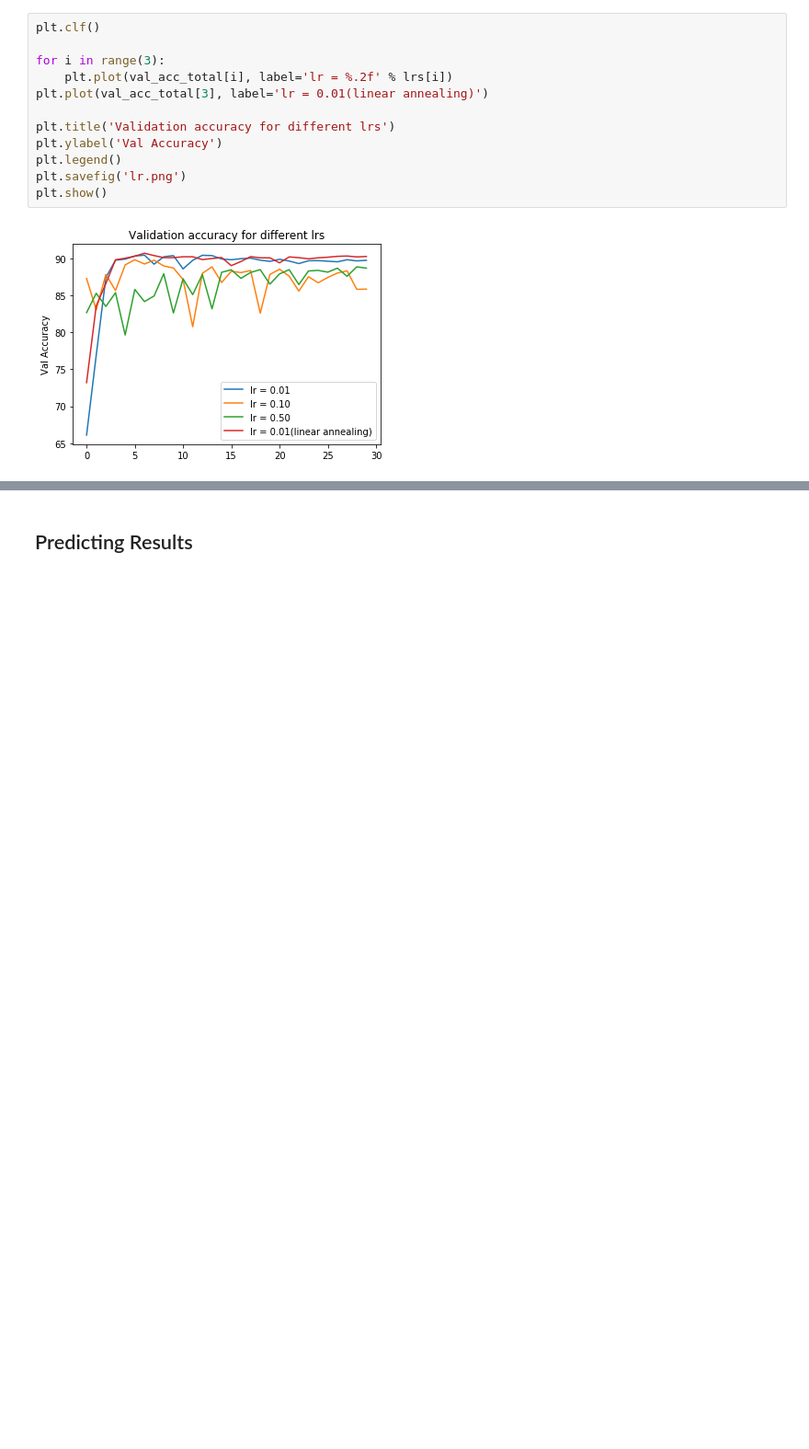
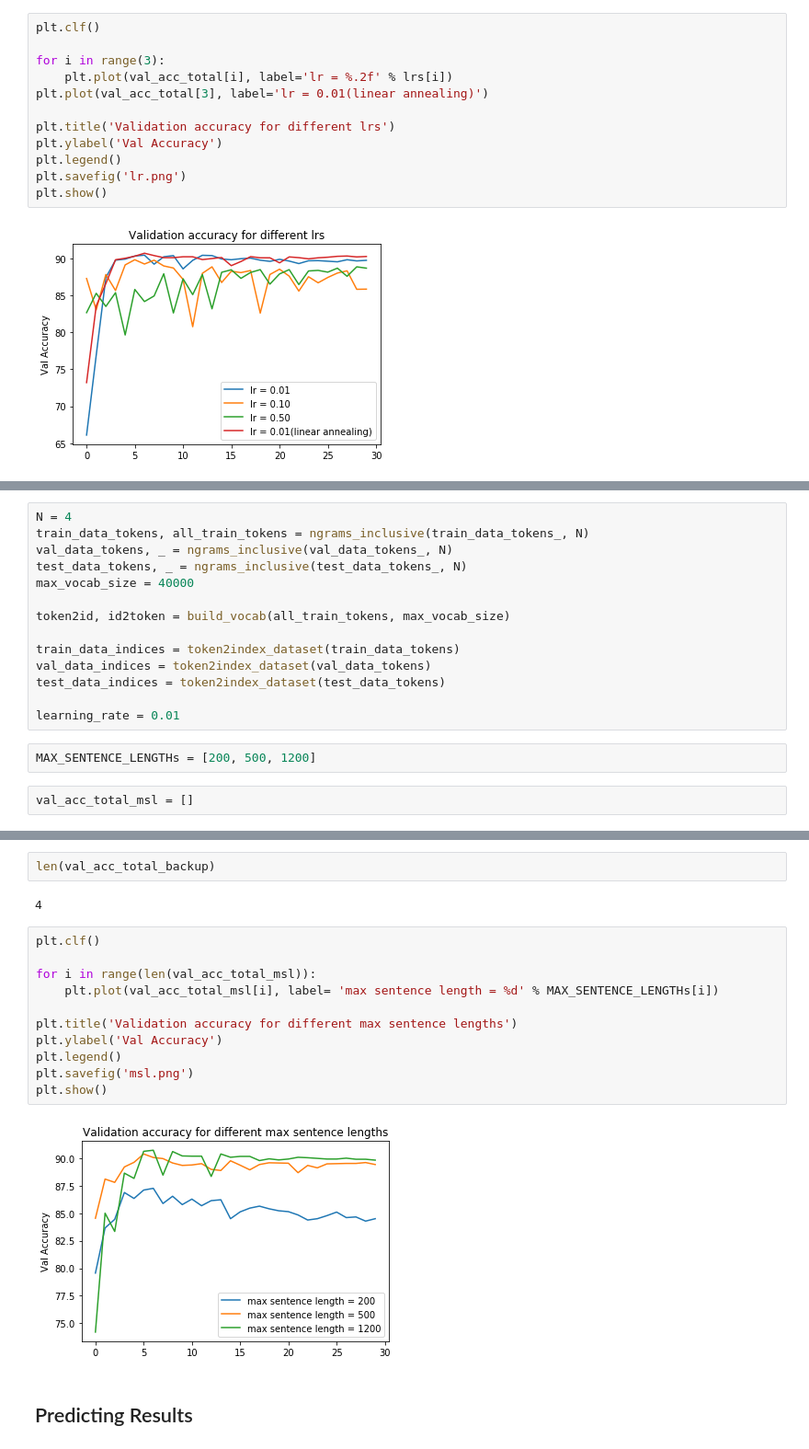
Before and after one commit to SuperLatte/BagofNGram, a Jupyter notebook: SetimentPrediction.ipynb, the cells around one changed output, grey strips where cells are left out. Shown: that part at 92% size. Cells and saved outputs as stored; diff of their text form; blank space fills up the shorter version.

```diff
--- a/SetimentPrediction.ipynb
+++ b/SetimentPrediction.ipynb
@@ -1075,0 +1078,18 @@ plt.show()
+# %%
+N = 4
+train_data_tokens, all_train_tokens = ngrams_inclusive(train_data_tokens_, N)
+val_data_tokens, _ = ngrams_inclusive(val_data_tokens_, N)
+test_data_tokens, _ = ngrams_inclusive(test_data_tokens_, N)
+max_vocab_size = 40000
+
+token2id, id2token = build_vocab(all_train_tokens, max_vocab_size)
+
+train_data_indices = token2index_dataset(train_data_tokens)
+val_data_indices = token2index_dataset(val_data_tokens)
+test_data_indices = token2index_dataset(test_data_tokens)
+
+learning_rate = 0.01
+# %%
+MAX_SENTENCE_LENGTHs = [200, 500, 1200]
+# %%
+val_acc_total_msl = []
@@ -1076,3 +1172,20 @@ plt.show()
+# %%
+len(val_acc_total_backup)
+# %% [output]
+4
+# %%
+plt.clf()
+
+for i in range(len(val_acc_total_msl)):
+    plt.plot(val_acc_total_msl[i], label= 'max sentence length = %d' % MAX_SENTENCE_LENGTHs[i])
+
+plt.title('Validation accuracy for different max sentence lengths')
+plt.ylabel('Val Accuracy')
+plt.legend()
+plt.savefig('msl.png')
+plt.show()
+# %% [output]
+[figure, added]
 # %% [markdown]
 ## Predicting Results
 # %%
```
Also changed, not shown: parts of 2 cells of this notebook.
